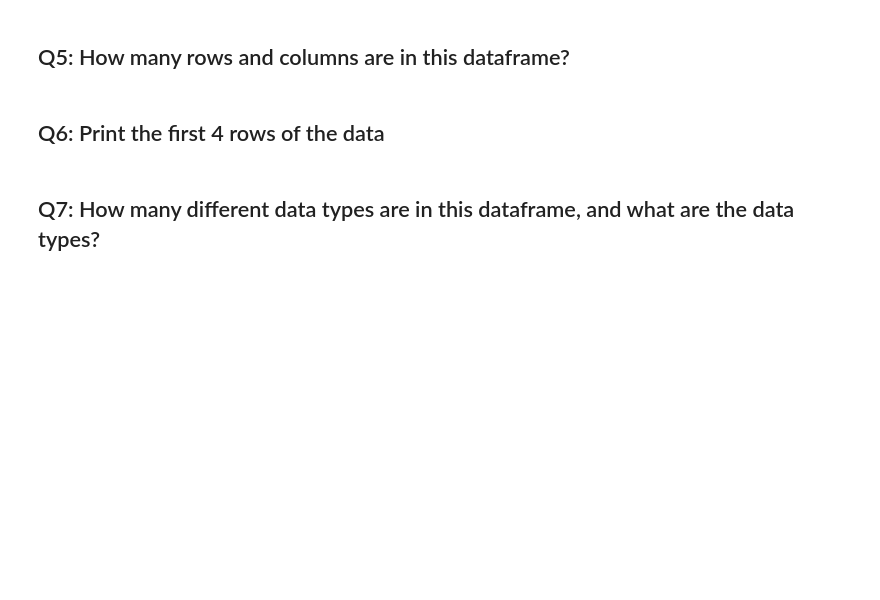
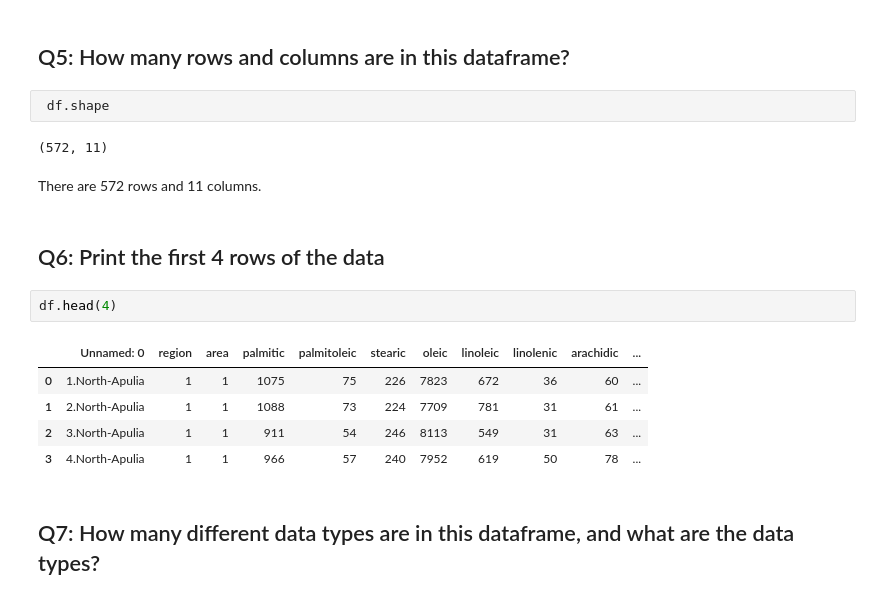
Before and after one commit to Atomahawk/dsp, a Jupyter notebook: python/pandas/3_pandas_olive_answers_andrew.ipynb, the cells around one changed output. Drawn from its saved outputs; the diff is of its cells as text; blank space fills up the shorter version.

```diff
--- a/python/pandas/3_pandas_olive_answers_andrew.ipynb
+++ b/python/pandas/3_pandas_olive_answers_andrew.ipynb
@@ -69,7 +69,21 @@ Supplemental report:  http://www.public.iastate.edu/~dicook/stat503/05/cs-olive.
 df = pd.read_csv('olive.csv')
 # %% [markdown]
 ## Q5:  How many rows and columns are in this dataframe?
+# %%
+ df.shape
+# %% [output]
+(572, 11)
+# %% [markdown]
+There are 572 rows and 11 columns.
 # %% [markdown]
 ## Q6:  Print the first 4 rows of the data
+# %%
+df.head(4)
+# %% [output]
+|  | Unnamed: 0 | region | area | palmitic | palmitoleic | stearic | oleic | linoleic | linolenic | arachidic | ... |
+| 0 | 1.North-Apulia | 1 | 1 | 1075 | 75 | 226 | 7823 | 672 | 36 | 60 | ... |
+| 1 | 2.North-Apulia | 1 | 1 | 1088 | 73 | 224 | 7709 | 781 | 31 | 61 | ... |
+| 2 | 3.North-Apulia | 1 | 1 | 911 | 54 | 246 | 8113 | 549 | 31 | 63 | ... |
+| 3 | 4.North-Apulia | 1 | 1 | 966 | 57 | 240 | 7952 | 619 | 50 | 78 | ... |
 # %% [markdown]
 ## Q7:  How many different data types are in this dataframe, and what are the data types?
```
Also changed, not shown: parts of 21 cells of this notebook, 2 other files.
